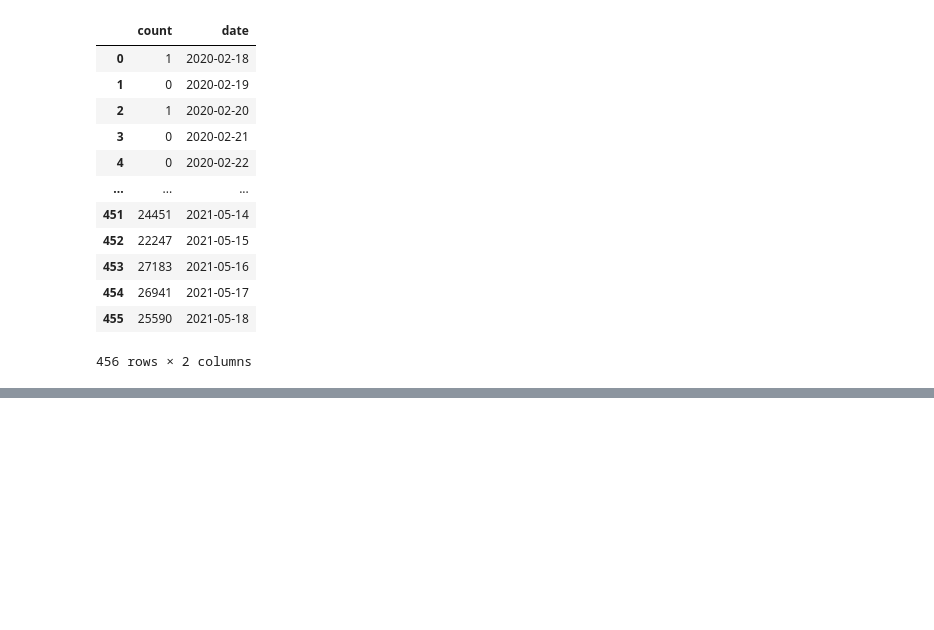
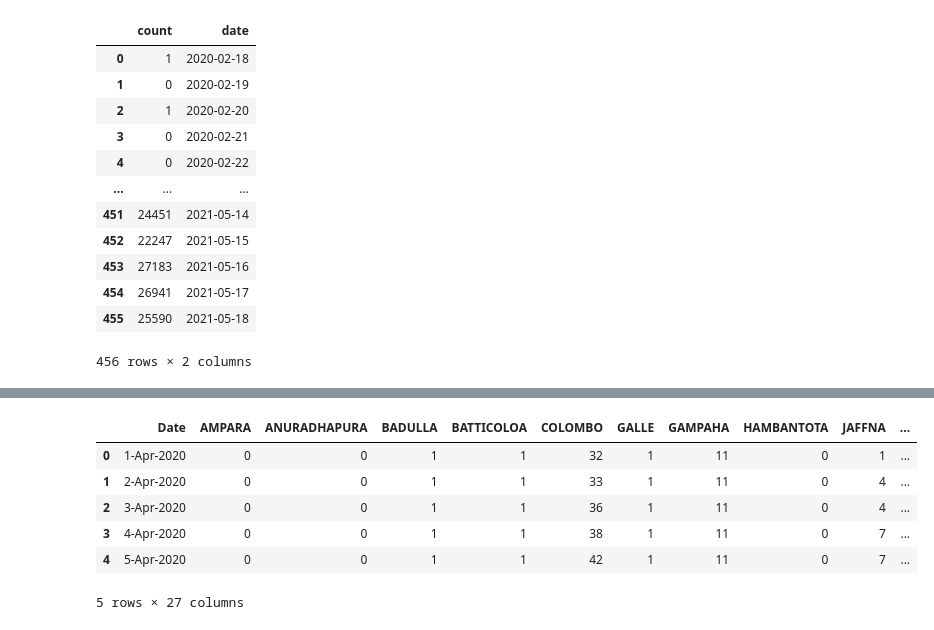
Before and after one commit to ashen007/SL_COVID_analysis, a Jupyter notebook: notebooks/case_data_analysis.ipynb, the cells around one changed output, grey strips where cells are left out. Drawn from its saved outputs; the diff is of its cells as text; code cells hidden in the pictures; blank space fills up the shorter version.

```diff
--- a/notebooks/case_data_analysis.ipynb
+++ b/notebooks/case_data_analysis.ipynb
@@ -114,3 +118,14 @@ hospital_extended
 | 33 | 2020-04-30 00:00:00 | None | 34.0 | Base Hospital – Kathankudi | මූලික රෝහල - කාතන්කුඩි | தள வைத்தியசாலை – காத்தான்குடி | 2020-04-30 00:00:00 |
 | 34 | 2020-04-30 00:00:00 | None | 35.0 | Base Hospital – Minuwangoda | මූලික රෝහල - මිනුවන්ගොඩ | தள வைத்தியசாலை – மினுவாங்கோடா | 2020-04-30 00:00:00 |
 | 35 | 2020-04-30 00:00:00 | None | 36.0 | Navy Hospital | නාවික හමුදා රෝහල | கடற்படை வைத்தியசாலை | 2020-04-30 00:00:00 |
+# %%
+district_data = pd.read_csv('../data/disdrict distribution.csv')
+district_data.head(5)
+# %% [output]
+|  | Date | AMPARA | ANURADHAPURA | BADULLA | BATTICOLOA | COLOMBO | GALLE | GAMPAHA | HAMBANTOTA | JAFFNA | ... |
+| 0 | 1-Apr-2020 | 0 | 0 | 1 | 1 | 32 | 1 | 11 | 0 | 1 | ... |
+| 1 | 2-Apr-2020 | 0 | 0 | 1 | 1 | 33 | 1 | 11 | 0 | 4 | ... |
+| 2 | 3-Apr-2020 | 0 | 0 | 1 | 1 | 36 | 1 | 11 | 0 | 4 | ... |
+| 3 | 4-Apr-2020 | 0 | 0 | 1 | 1 | 38 | 1 | 11 | 0 | 7 | ... |
+| 4 | 5-Apr-2020 | 0 | 0 | 1 | 1 | 42 | 1 | 11 | 0 | 7 | ... |
+5 rows × 27 columns
```
Also changed, not shown: parts of 9 cells of this notebook.
